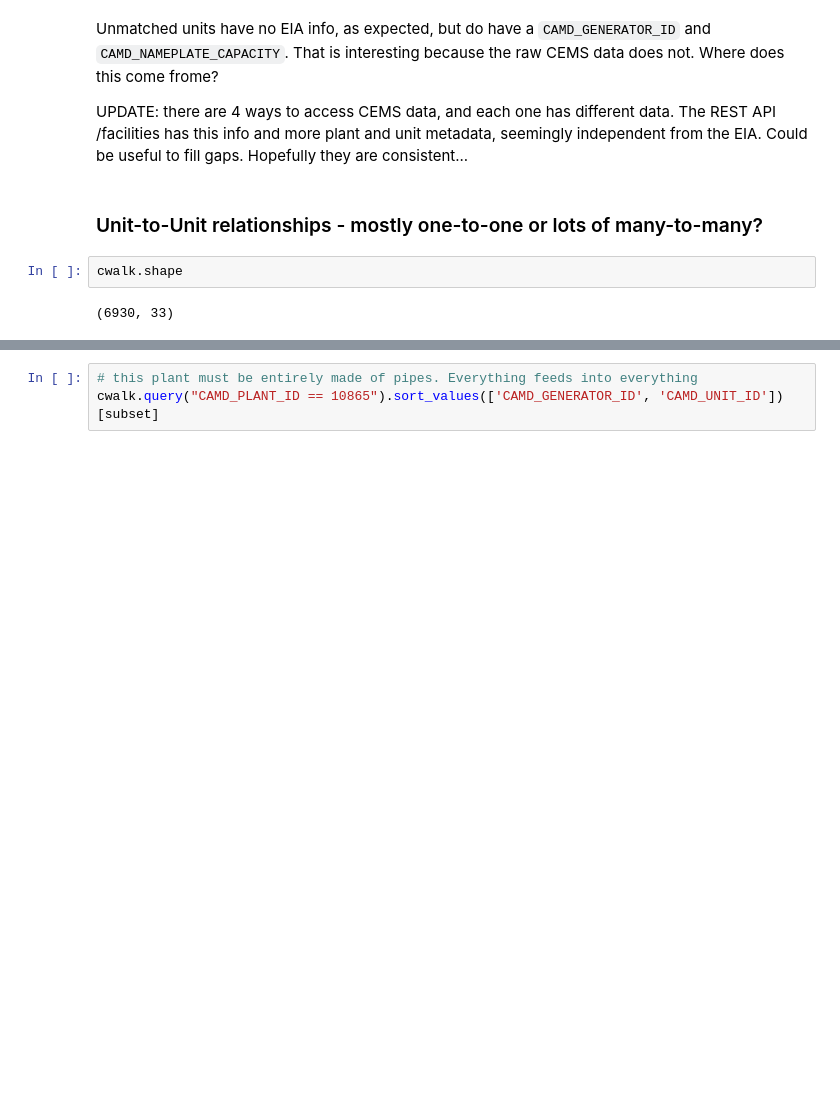
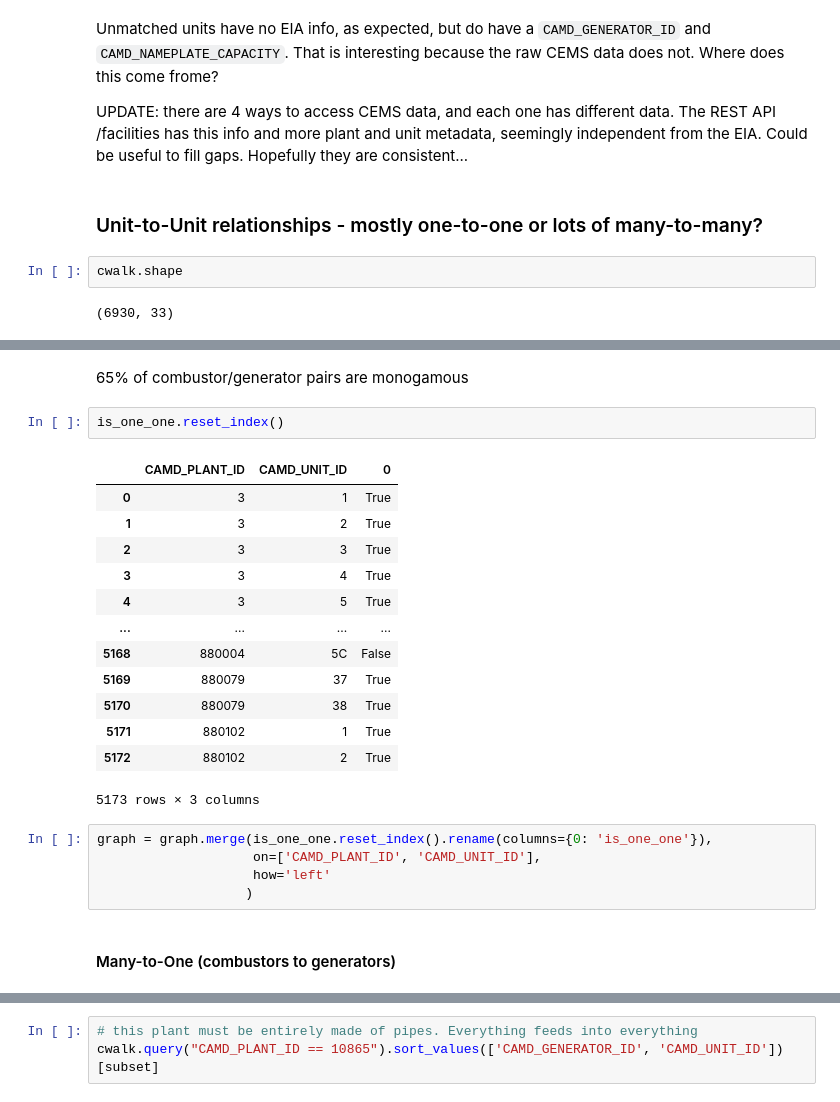
Before and after one commit to catalyst-cooperative/epacems_ramp_rates, a Jupyter notebook: notebooks/4.0-tb-EPA_crosswalk_explore.ipynb, the cells around one changed output, grey strips where cells are left out. Cells and saved outputs as stored; diff of their text form; blank space fills up the shorter version.

```diff
--- a/notebooks/4.0-tb-EPA_crosswalk_explore.ipynb
+++ b/notebooks/4.0-tb-EPA_crosswalk_explore.ipynb
@@ -227,0 +175,25 @@ types.plot.bar(stacked=True, title="Combustor/Generator Relationship Types", ax=
+# %% [markdown]
+65% of combustor/generator pairs are monogamous
+# %%
+is_one_one.reset_index()
+# %% [output]
+|  | CAMD_PLANT_ID | CAMD_UNIT_ID | 0 |
+| 0 | 3 | 1 | True |
+| 1 | 3 | 2 | True |
+| 2 | 3 | 3 | True |
+| 3 | 3 | 4 | True |
+| 4 | 3 | 5 | True |
+| ... | ... | ... | ... |
+| 5168 | 880004 | 5C | False |
+| 5169 | 880079 | 37 | True |
+| 5170 | 880079 | 38 | True |
+| 5171 | 880102 | 1 | True |
+| 5172 | 880102 | 2 | True |
+5173 rows × 3 columns
+# %%
+graph = graph.merge(is_one_one.reset_index().rename(columns={0: 'is_one_one'}),
+                    on=['CAMD_PLANT_ID', 'CAMD_UNIT_ID'],
+                    how='left'
+                   )
+# %% [markdown]
+#### Many-to-One (combustors to generators)
```
Also changed, not shown: parts of 46 cells of this notebook.
